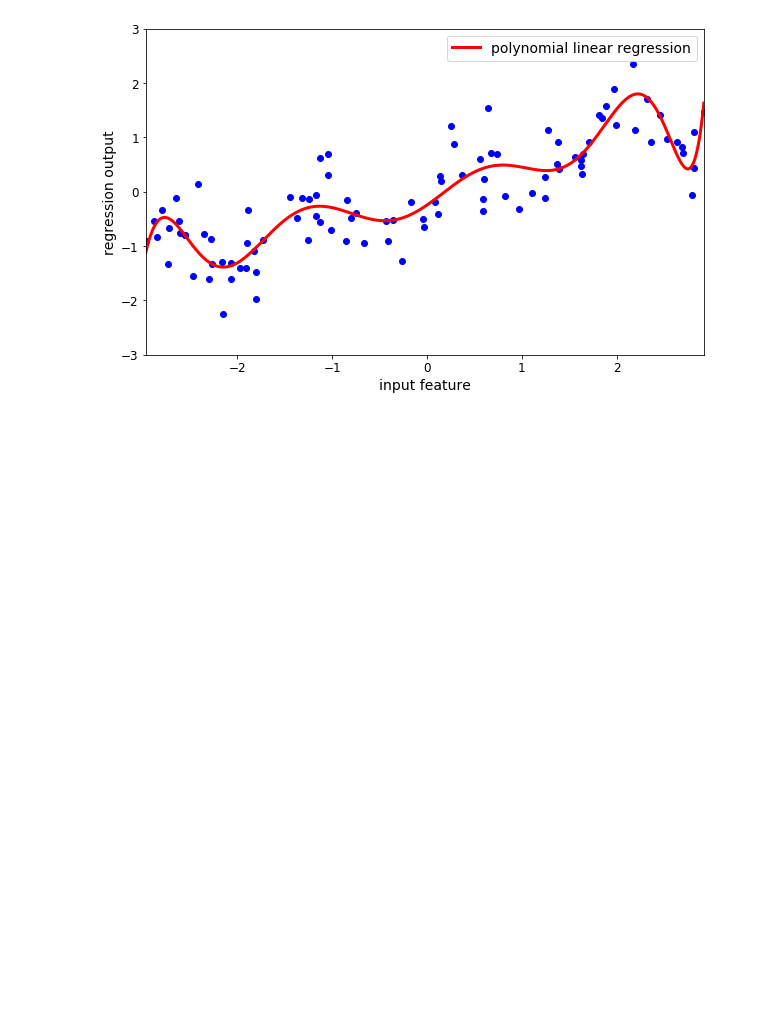
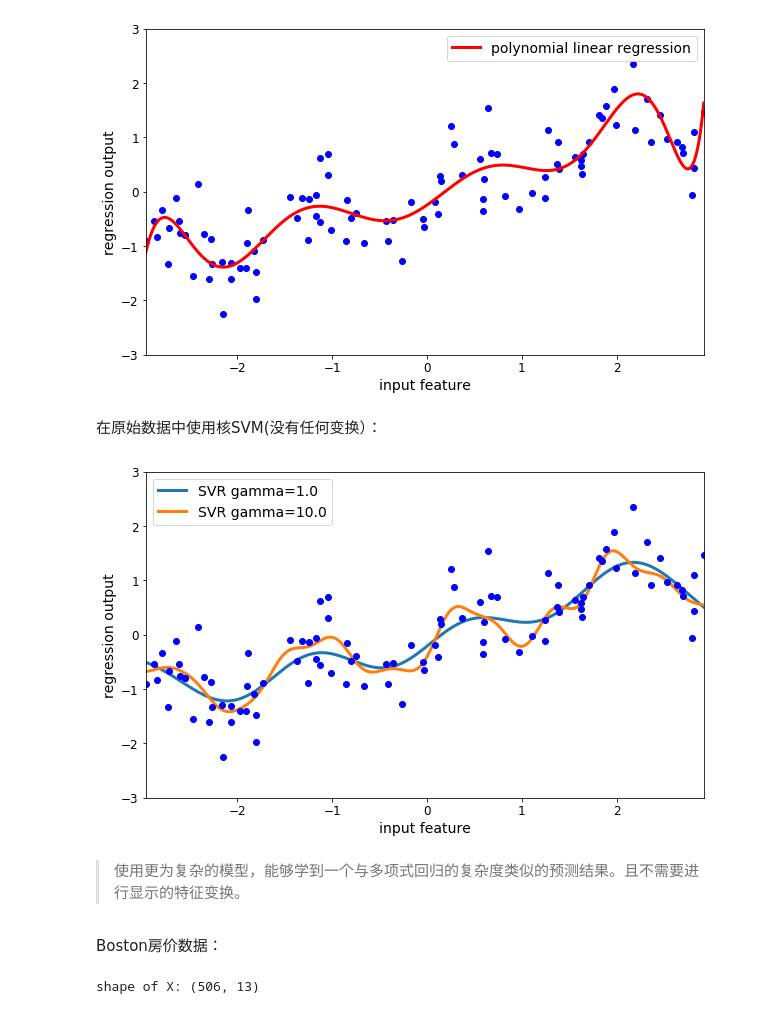
Before and after one commit to libingallin/introduction-to-ml, a Jupyter notebook: ch4_representing_data_and_engineering_features.ipynb, the cells around one changed output. Drawn from its saved outputs; the diff is of its cells as text; code cells hidden in the pictures; blank space fills up the shorter version.

```diff
--- a/ch4_representing_data_and_engineering_features.ipynb
+++ b/ch4_representing_data_and_engineering_features.ipynb
@@ -432,3 +432,5 @@ plt.legend(loc="best", fontsize=14)
 plt.show()
 # %% [output]
 [figure]
+# %% [markdown]
+在原始数据中使用核SVM(没有任何变换）：
@@ -434,0 +439,20 @@ plt.show()
+# %%
+plt.figure(figsize=(10, 6))
+X_grid = np.linspace(X.min(), X.max(), 1000).reshape(-1, 1)
+for gamma in [1., 10.]:
+    svr = SVR(gamma=gamma).fit(X, y)
+    plt.plot(X_grid, svr.predict(X_grid), linewidth=3,
+             label="SVR gamma={}".format(gamma))
+plt.plot(X[:, 0], y, 'bo')
+plt.xlim(X.min(), X.max())
+plt.ylim(-3, 3)
+plt.xlabel("input feature", fontsize=14)
+plt.ylabel("regression output", fontsize=14)
+plt.legend(loc="best", fontsize=14)
+plt.show()
+# %% [output]
+[figure, added]
+# %% [markdown]
+> 使用更为复杂的模型，能够学到一个与多项式回归的复杂度类似的预测结果。且不需要进行显示的特征变换。
+# %% [markdown]
+Boston房价数据：
@@ -434,0 +466,4 @@ plt.show()
+# %%
+print("shape of X: {}".format(X.shape))
+# %% [output]
+shape of X: (506, 13)
```
Also changed, not shown: parts of 134 cells of this notebook.
